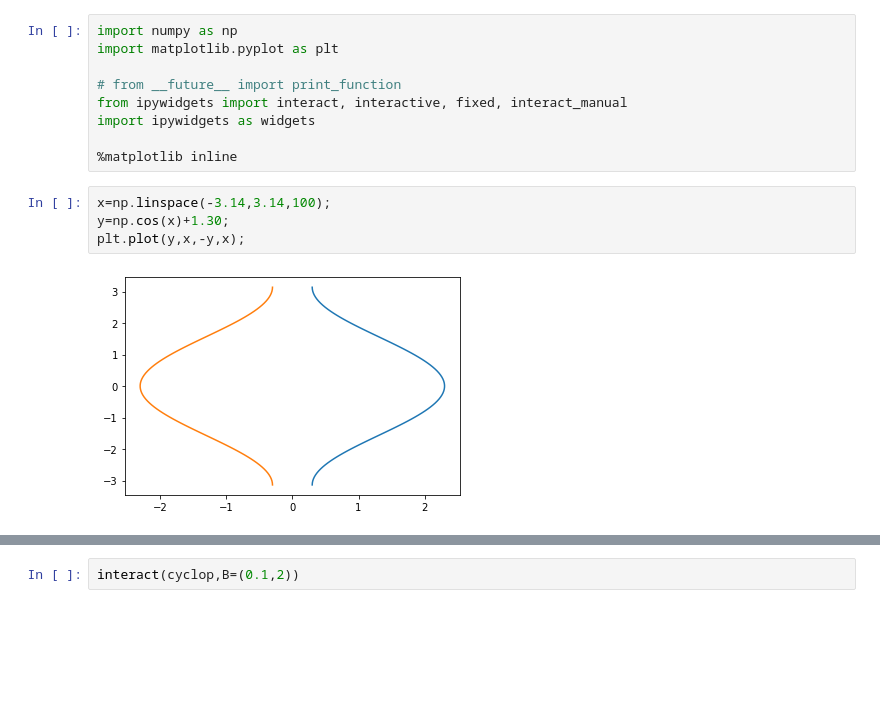
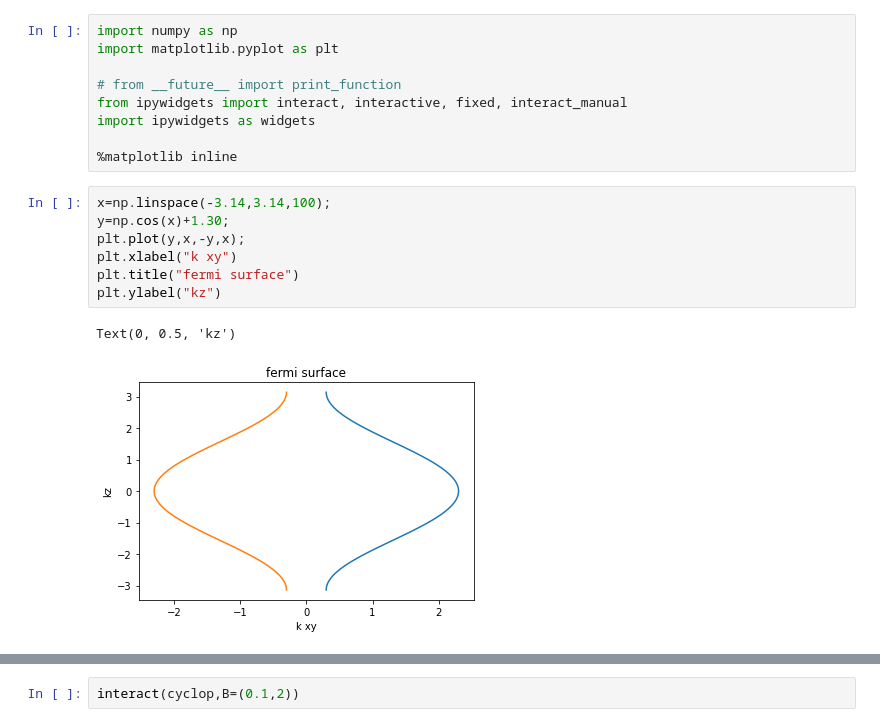
Before and after one commit to oyazyev/SoliDRIL, a Jupyter notebook: dHvA.ipynb, the cells around one changed output, grey strips where cells are left out. Drawn from its saved outputs; the diff is of its cells as text; blank space fills up the shorter version.

```diff
--- a/dHvA.ipynb
+++ b/dHvA.ipynb
@@ -10,9 +10,13 @@ import ipywidgets as widgets
 # %%
 x=np.linspace(-3.14,3.14,100);
 y=np.cos(x)+1.30;
 plt.plot(y,x,-y,x);
+plt.xlabel("k xy")
+plt.title("fermi surface")
+plt.ylabel("kz")
 # %% [output]
+Text(0, 0.5, 'kz')
-[figure, old version]
+[figure, new version]
 # %%
 ms=0.25;
 ap=0.50;
```
Also changed, not shown: parts of 2 cells of this notebook, 6 other files.
